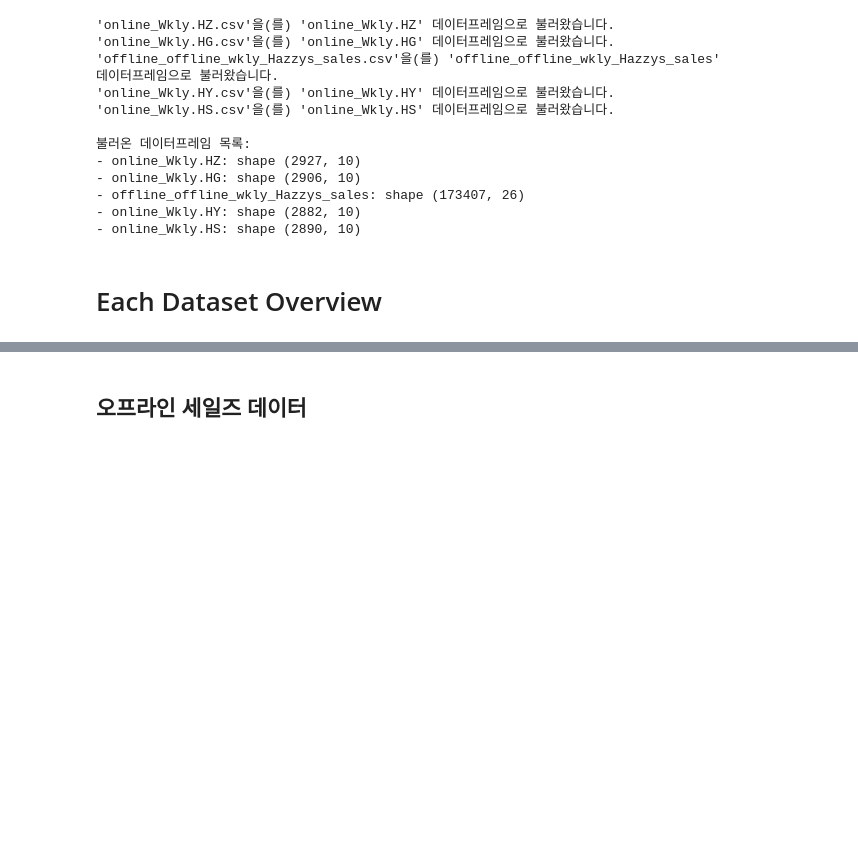
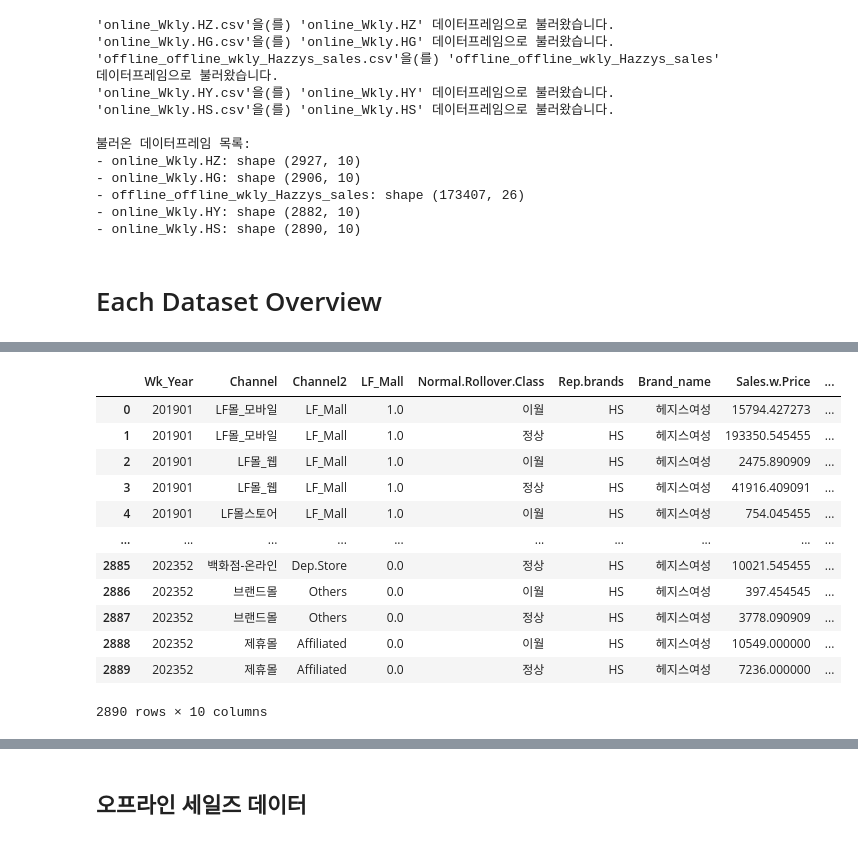
Before and after one commit to 0minKoh/time-series-analysis, a Jupyter notebook: EDA/eda.ipynb, the cells around one changed output, grey strips where cells are left out. Cells and saved outputs as stored; diff of their text form; code cells hidden in the pictures; blank space fills up the shorter version.

```diff
--- a/EDA/eda.ipynb
+++ b/EDA/eda.ipynb
@@ -59,0 +79,19 @@ for df_name, df in dataframes.items():
+# %%
+# 헤지스 여성
+# 2019년부터 2023년까지의 온라인 매출 데이터
+online_Wkly_HS = pd.read_csv('../assets/data/online_Wkly.HS.csv')
+online_Wkly_HS
+# %% [output]
+|  | Wk_Year | Channel | Channel2 | LF_Mall | Normal.Rollover.Class | Rep.brands | Brand_name | Sales.w.Price | ... |
+| 0 | 201901 | LF몰_모바일 | LF_Mall | 1.0 | 이월 | HS | 헤지스여성 | 15794.427273 | ... |
+| 1 | 201901 | LF몰_모바일 | LF_Mall | 1.0 | 정상 | HS | 헤지스여성 | 193350.545455 | ... |
+| 2 | 201901 | LF몰_웹 | LF_Mall | 1.0 | 이월 | HS | 헤지스여성 | 2475.890909 | ... |
+| 3 | 201901 | LF몰_웹 | LF_Mall | 1.0 | 정상 | HS | 헤지스여성 | 41916.409091 | ... |
+| 4 | 201901 | LF몰스토어 | LF_Mall | 1.0 | 이월 | HS | 헤지스여성 | 754.045455 | ... |
+| ... | ... | ... | ... | ... | ... | ... | ... | ... | ... |
+| 2885 | 202352 | 백화점-온라인 | Dep.Store | 0.0 | 정상 | HS | 헤지스여성 | 10021.545455 | ... |
+| 2886 | 202352 | 브랜드몰 | Others | 0.0 | 이월 | HS | 헤지스여성 | 397.454545 | ... |
+| 2887 | 202352 | 브랜드몰 | Others | 0.0 | 정상 | HS | 헤지스여성 | 3778.090909 | ... |
+| 2888 | 202352 | 제휴몰 | Affiliated | 0.0 | 이월 | HS | 헤지스여성 | 10549.000000 | ... |
+| 2889 | 202352 | 제휴몰 | Affiliated | 0.0 | 정상 | HS | 헤지스여성 | 7236.000000 | ... |
+2890 rows × 10 columns
```
Also changed, not shown: parts of 10 cells of this notebook.
